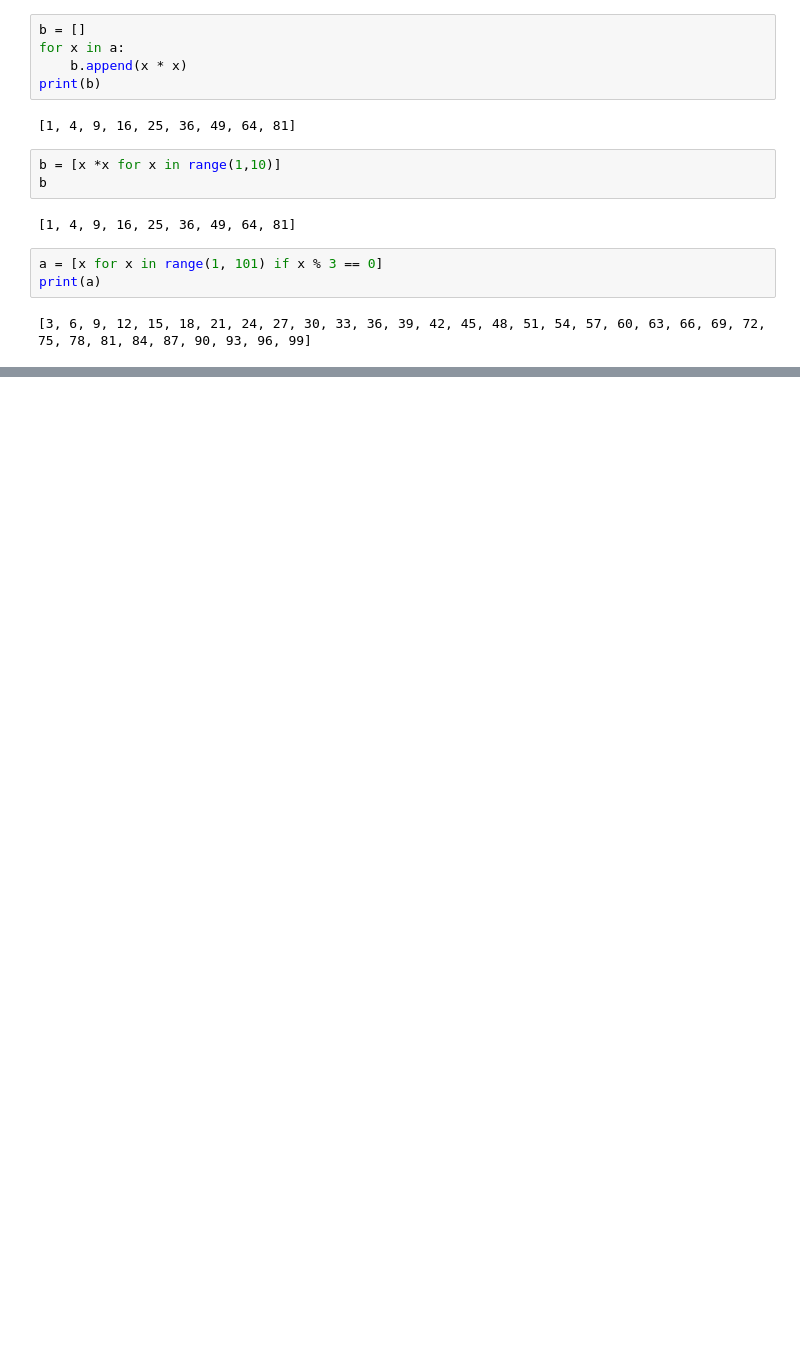
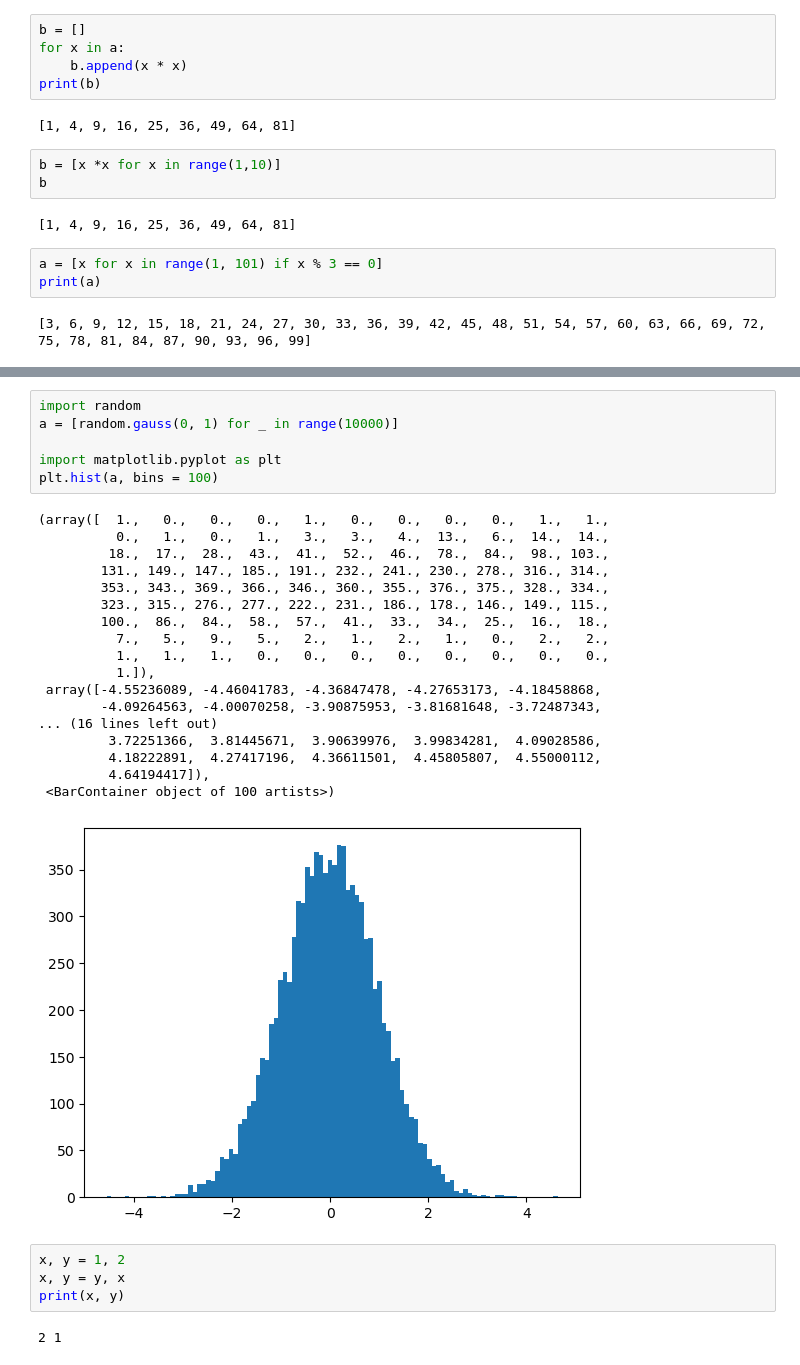
Before and after one commit to Monaxuu/class_of_python, a Jupyter notebook: class2.ipynb, the cells around one changed output, grey strips where cells are left out. Drawn from its saved outputs; the diff is of its cells as text; blank space fills up the shorter version.

```diff
--- a/class2.ipynb
+++ b/class2.ipynb
@@ -239,0 +316,31 @@ print(a)
+# %%
+import random
+a = [random.gauss(0, 1) for _ in range(10000)]
+
+import matplotlib.pyplot as plt
+plt.hist(a, bins = 100)
+# %% [output]
+(array([  1.,   0.,   0.,   0.,   1.,   0.,   0.,   0.,   0.,   1.,   1.,
+          0.,   1.,   0.,   1.,   3.,   3.,   4.,  13.,   6.,  14.,  14.,
+         18.,  17.,  28.,  43.,  41.,  52.,  46.,  78.,  84.,  98., 103.,
+        131., 149., 147., 185., 191., 232., 241., 230., 278., 316., 314.,
+        353., 343., 369., 366., 346., 360., 355., 376., 375., 328., 334.,
+        323., 315., 276., 277., 222., 231., 186., 178., 146., 149., 115.,
+        100.,  86.,  84.,  58.,  57.,  41.,  33.,  34.,  25.,  16.,  18.,
+          7.,   5.,   9.,   5.,   2.,   1.,   2.,   1.,   0.,   2.,   2.,
+          1.,   1.,   1.,   0.,   0.,   0.,   0.,   0.,   0.,   0.,   0.,
+          1.]),
+ array([-4.55236089, -4.46041783, -4.36847478, -4.27653173, -4.18458868,
+        -4.09264563, -4.00070258, -3.90875953, -3.81681648, -3.72487343,
+... (16 lines left out)
+         3.72251366,  3.81445671,  3.90639976,  3.99834281,  4.09028586,
+         4.18222891,  4.27417196,  4.36611501,  4.45805807,  4.55000112,
+         4.64194417]),
+ <BarContainer object of 100 artists>)
+[figure, added]
+# %%
+x, y = 1, 2
+x, y = y, x
+print(x, y)
+# %% [output]
+2 1
```
Also changed, not shown: parts of 10 cells of this notebook.
